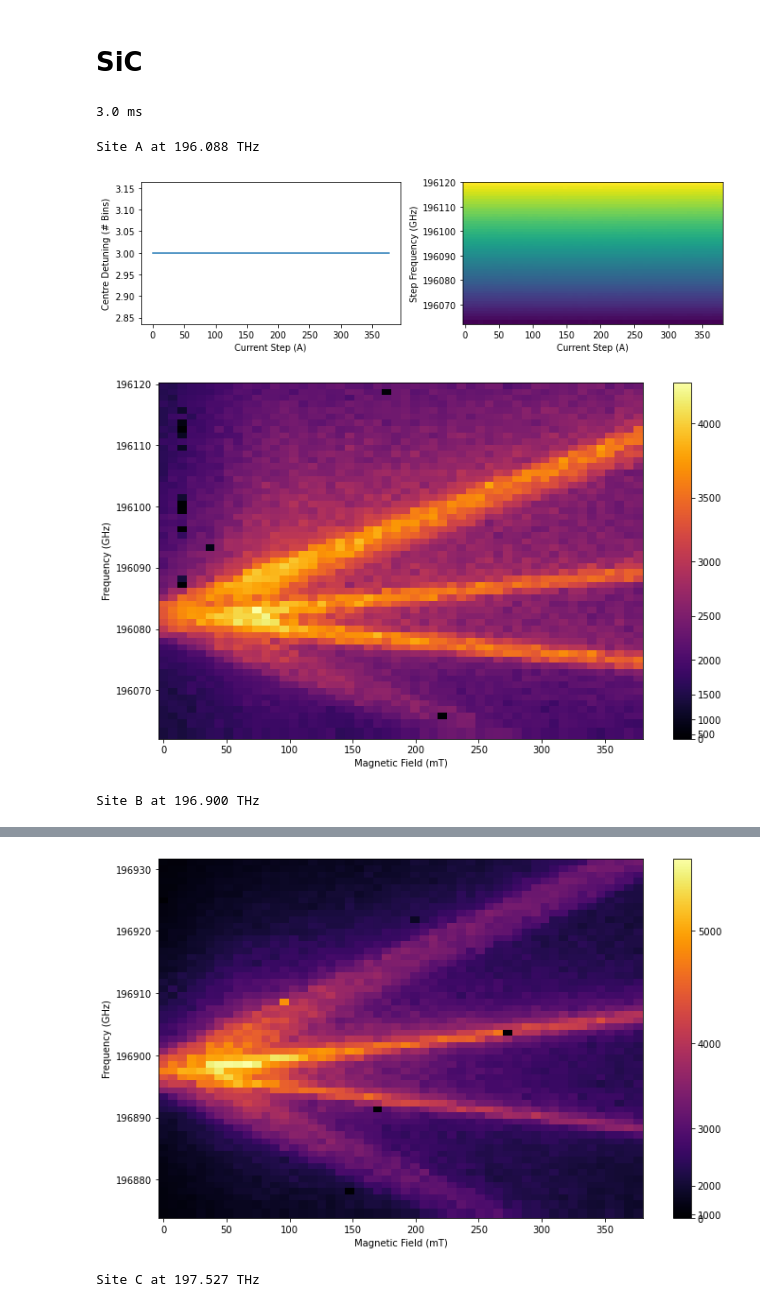
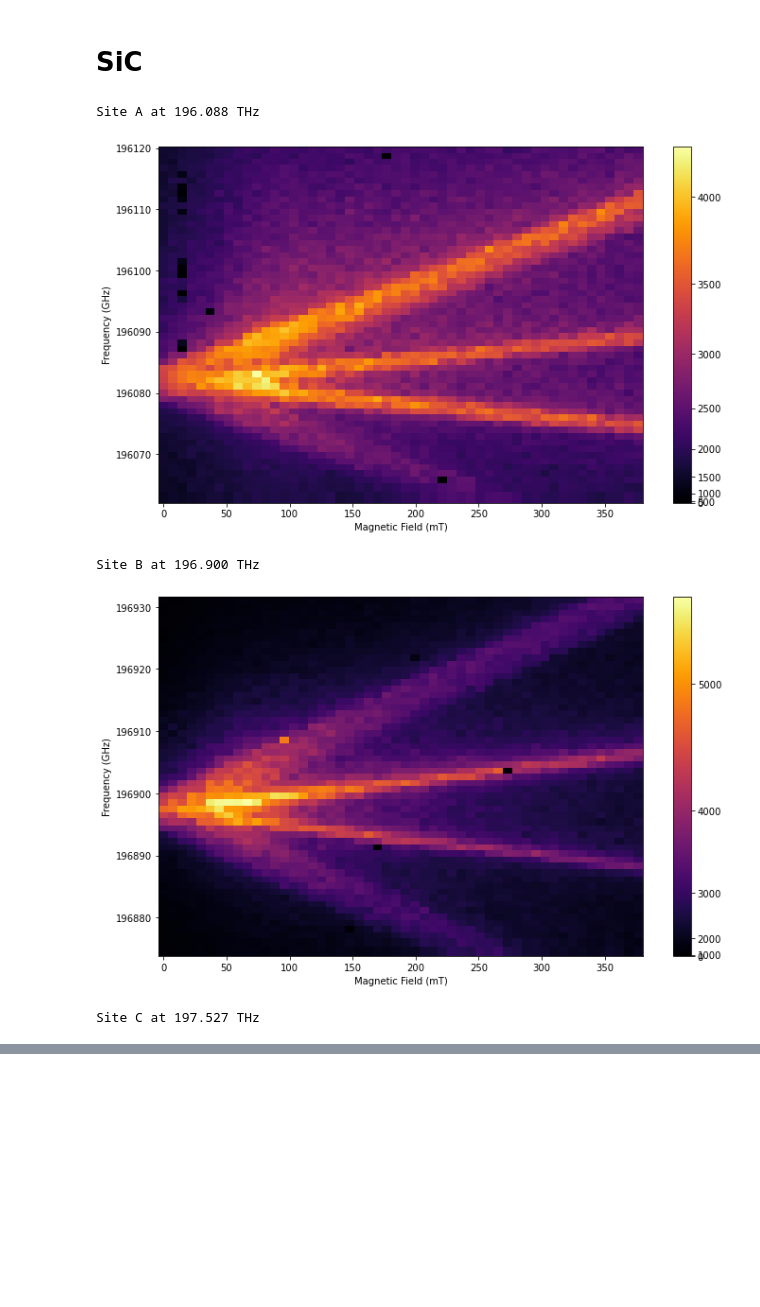
Before and after one commit to funkyguts/Angela-Honours, a Jupyter notebook: analysis/Zeeman Spectra.ipynb, the cells around one changed output, grey strips where cells are left out. Saved outputs shown, nothing was run; the diff lists cells and outputs as text; code cells hidden in the pictures; blank space fills up the shorter version.

```diff
--- a/analysis/Zeeman Spectra.ipynb
+++ b/analysis/Zeeman Spectra.ipynb
@@ -194,11 +281,14 @@ def process_colourmap(site_data):
 # Import Data
 # %%
 # Import data
-folders_0216 = (glob.glob(r'C:\Users\Mario\Documents\GitHub\longterm_sweeps\data\2026-02-16\confocal_field_ramp\run1\*'))
-folders_0220_run3 = (glob.glob(r'C:\Users\Mario\Documents\GitHub\longterm_sweeps\data\2026-02-20\confocal_field_ramp\run3\*'))
-folders_0220_run6 = (glob.glob(r'C:\Users\Mario\Documents\GitHub\longterm_sweeps\data\2026-02-20\confocal_field_ramp\run6\*'))
-folders_0318 = (glob.glob(r'C:\Users\Mario\Documents\GitHub\longterm_sweeps\data\2026-03-18\confocal_field_ramp\run6\*'))
-folders_0326 = (glob.glob(r'C:\Users\Mario\Documents\GitHub\longterm_sweeps\data\2026-03-26\confocal_field_ramp\run10\*'))
+mango_cc = 24.6 # mT/A
+
+caf_0216 = (glob.glob(r'C:\Users\Mario\Documents\GitHub\Angela Honours\data raw\2026-02-16\caf\mango field ramp\run_1\*'))
+caf_0220_run3 = (glob.glob(r'C:\Users\Mario\Documents\GitHub\Angela Honours\data raw\2026-02-20\caf\mango field ramp\run_3\*'))
+caf_0220_run6 = (glob.glob(r'C:\Users\Mario\Documents\GitHub\Angela Honours\data raw\2026-02-20\caf\mango field ramp\run_6\*'))
+
+sic_0318 = (glob.glob(r'C:\Users\Mario\Documents\GitHub\Angela Honours\data raw\2026-03-18\sic\mango field ramp\*\*'))
+sic_0326 = (glob.glob(r'C:\Users\Mario\Documents\GitHub\Angela Honours\data raw\2026-03-26\sic\mango field ramp\*\*'))
 # %% [markdown]
 # CaF2
 # %%
@@ -213,7 +303,7 @@ CaF_trn = {
     'Cube_Z1Y2':[199.242, 1504.563, r'Cubic: $Z_1 \to Y_2$']
     }
 # %%
-CaF_all_freqsVpeaks, CaF_timeLimit = collect_piezo_by_field(folders_0220_run6,
+CaF_all_freqsVpeaks, CaF_timeLimit = collect_piezo_by_field(caf_0220_run6,
                                           sites = CaF_trn,
                                           aom = 0.380,
                                           num_bins = 40,
@@ -298,78 +399,49 @@ SiC_trn = {
     'C': [197.527, 1517.640, r'C']
     }
 # %%
-SiC_all_freqsVpeaks, SiC_timeLimit = collect_motor_by_field(folders_0318,
+SiC_all_freqsVpeaks, SiC_timeLimit = collect_motor_by_field(sic_0318,
                                           sites = SiC_trn,
                                           aom = 0.380,
                                           num_bins = 150,
                                           ylim = [0, 4e3])
-# %%
-print(fr"{SiC_timeLimit*1e3} ms")
-# %% [output]
-3.0 ms
 # %%
-countLims = [1e8, 1e8, 1e8]*100
-mango_cc = 24.6 # mT/A
+%matplotlib inline
+# %matplotlib
+plt.ion()
+countLims = [1e8, 1e8, 1e8]
 
 for i, site in enumerate(SiC_trn):
+    selected_points.clear()
+
     # ID each site
     site = SiC_trn[f'{site}']
     wavelength = site[1]
     siteData = SiC_all_freqsVpeaks[f'{wavelength:.3f}']
     print(f'Site {site[2]} at {site[0]:.3f} THz')
 
     # Process to extract data
     counts_matrix, freqs_matrix, currents, freqs = process_colourmap(siteData)
     fields = currents * mango_cc
 
-    # Plot average centre frequency for each piezo scan at field
-    fig, ax = plt.subplots(1, 2, figsize = (10, 3), sharey = False)
-    centre_freqs = np.median(freqs_matrix, axis = 0)
-    detuned_freqs = (centre_freqs - site[0]*1e6)
-    bin_width = abs(freqs_matrix[:, 50][-1] - freqs_matrix[:, 50][0])/len(freqs_matrix[:, 50])
-    detuned_bins = np.floor(detuned_freqs/bin_width) # Round detuning to number of bins in frequency
-    ax1 = ax[0]
-    ax1.plot(fields, detuned_bins)
-    ax1.set_xlabel('Current Step (A)')
-    ax1.set_ylabel('Centre Detuning (# Bins)')
-    plt.tight_layout()
-
-    # Plot centre frequency drift
-    ax2 = ax[1]
-    ax2.pcolormesh(fields, freqs/1e3, freqs_matrix, cmap = 'viridis')
-    ax2.set_xlabel('Current Step (A)')
-    ax2.set_ylabel('Step Frequency (GHz)')
-    plt.tight_layout()
-    plt.show()
-
-    # # Account for piezo drift by shifting columns
-    # shift_spectrum = np.zeros_like(counts_matrix)
-    # n_rows, n_cols = shift_spectrum.shape
-    # for j in range(n_cols):
-    #     shift = int(detuned_bins[j])
-    #     col = counts_matrix[:, j]
-    #     if shift > 0:  # shift down
-    #         shift_spectrum[shift:, j] = col[:-shift]
-    #     elif shift < 0:  # shift up
-    #         shift_spectrum[:shift, j] = col[-shift:]
-    #     else:
-    #         shift_spectrum[:, j] = col
-    # counts_matrix = shift_spectrum
-
     # Filter for outliers
     counts_matrix[counts_matrix > countLims[i]] = 0
 
     # Plot Zeeman spectrum
     plt.figure(figsize = (10, 6))
-    plt.pcolormesh(fields, freqs/1e3, counts_matrix, cmap = 'inferno', norm = colors.PowerNorm(gamma = 2))
+    plt.pcolormesh(fields, freqs/1e3, counts_matrix, cmap = 'inferno', norm = colors.PowerNorm(gamma = 2.5))
     plt.xlabel('Magnetic Field (mT)')
     plt.ylabel('Frequency (GHz)')
     plt.ticklabel_format(useOffset = False, style = 'plain', axis = 'both')
     plt.colorbar()
     plt.tight_layout()
+    # plt.hlines([196080], 0, 350, colors = 'dodgerBlue', lw = 5)
     plt.show()
+
+    # # Find and save peaks - iterate for each line
+    # find_zeeman_peaks_with_click(counts_matrix, freqs_matrix, fields, desc = f'sic_{site[0]:.3f}_THz')
 # %% [output]
 Site A at 196.088 THz
-[figure, old version]
+[figure, new version]
+Site B at 196.900 THz
-[figure, old version]
+[figure, new version]
-Site B at 196.900 THz
+Site C at 197.527 THz
@@ -377,2 +448,0 @@ Site B at 196.900 THz
-[figure, removed]
-Site C at 197.527 THz
```
Also changed, not shown: parts of 21 cells of this notebook, 8 other files.
